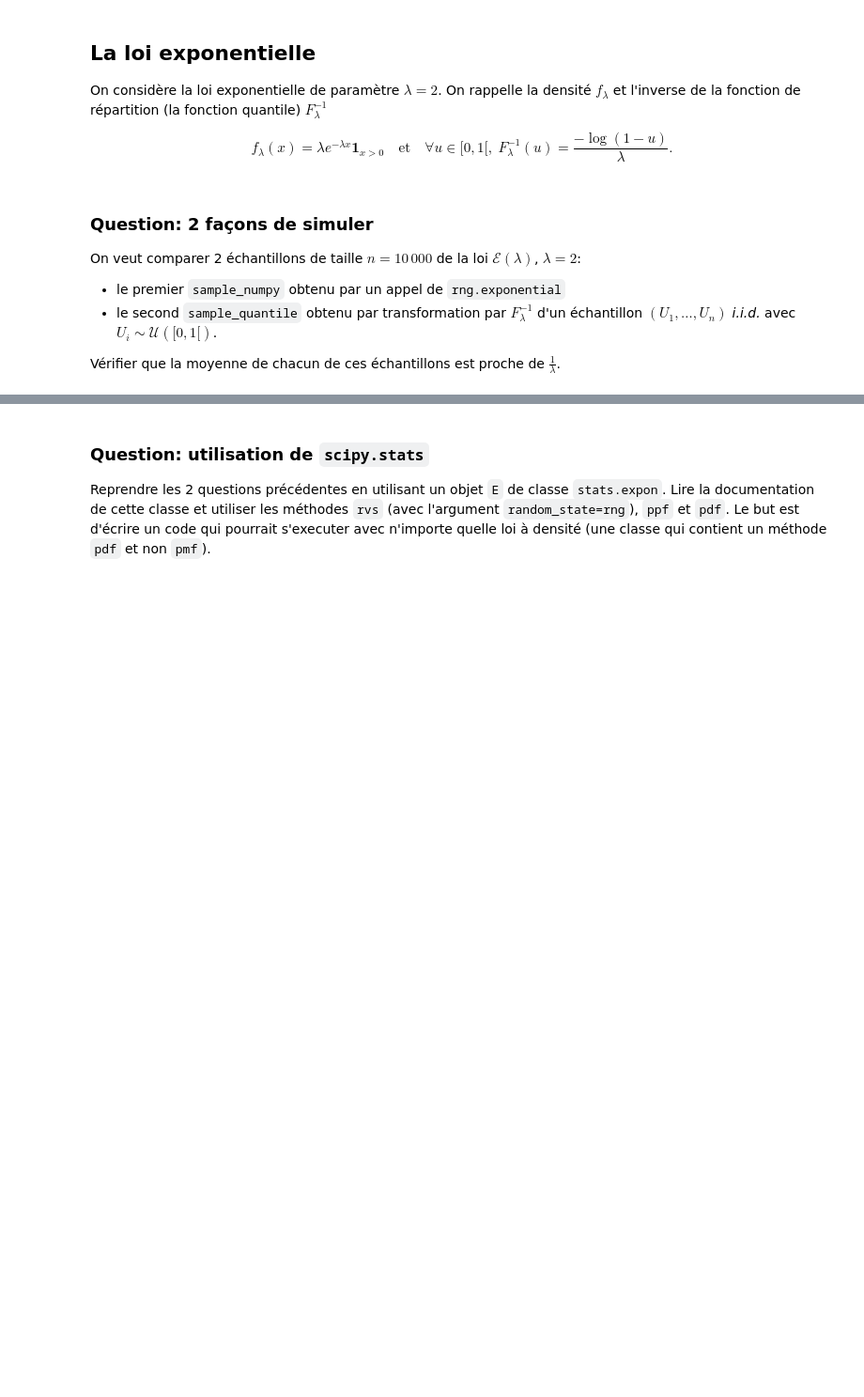
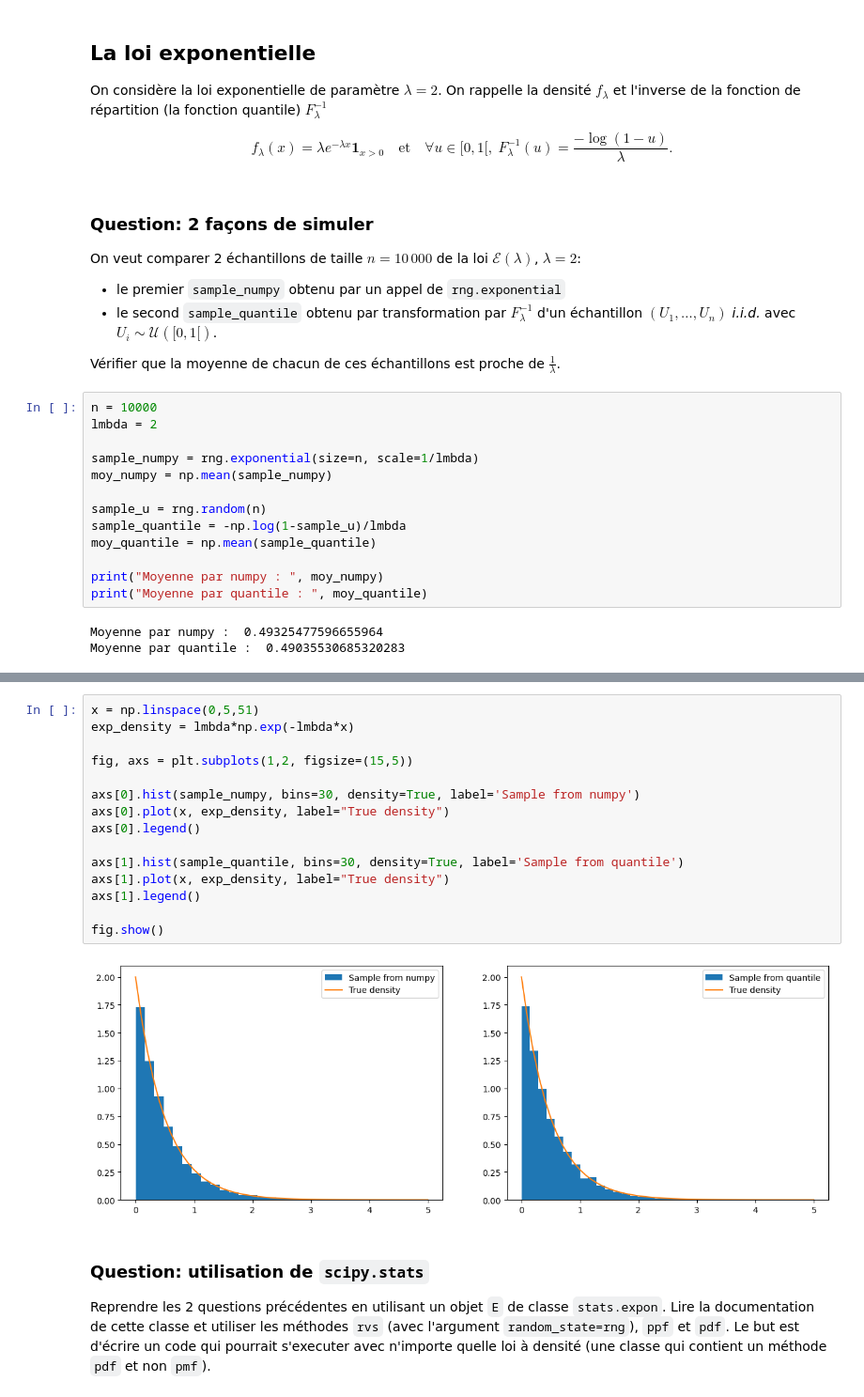
Before and after one commit to RoxaneC/M1-MATHS, a Jupyter notebook: Probabilités_Numériques/TP1/TP1 Sujet.ipynb, the cells around one changed output, grey strips where cells are left out. Shown: that part at 94% size. Cells and saved outputs as stored; diff of their text form; blank space fills up the shorter version.

```diff
--- a/Probabilités_Numériques/TP1/TP1 Sujet.ipynb
+++ b/Probabilités_Numériques/TP1/TP1 Sujet.ipynb
@@ -87,12 +111,45 @@ On veut comparer 2 échantillons de taille $n = 10\,000$ de la loi $\mathcal{E}(
 - le second `sample_quantile` obtenu par transformation par $F_\lambda^{-1}$ d'un échantillon $(U_1, \dots, U_n)$ _i.i.d._ avec $U_i \sim \mathcal{U}([0, 1[)$.
 
 Vérifier que la moyenne de chacun de ces échantillons est proche de $\frac{1}{\lambda}$.
+# %%
+n = 10000
+lmbda = 2
+
+sample_numpy = rng.exponential(size=n, scale=1/lmbda)
+moy_numpy = np.mean(sample_numpy)
+
+sample_u = rng.random(n)
+sample_quantile = -np.log(1-sample_u)/lmbda
+moy_quantile = np.mean(sample_quantile)
+
+print("Moyenne par numpy : ", moy_numpy)
+print("Moyenne par quantile : ", moy_quantile)
+# %% [output]
+Moyenne par numpy :  0.49325477596655964
+Moyenne par quantile :  0.49035530685320283
 # %% [markdown]
 ### Question: représentation graphique
 
 On compare graphiquement les histogrammes de ces échantillons `sample_numpy` et `sample_quantile` avec la densité de la loi exponentielle (de paramètre $\lambda=2$). Ecrire le code pour obtenir le graphique suivante:
 
 ![](img/expo.png)
+# %%
+x = np.linspace(0,5,51)
+exp_density = lmbda*np.exp(-lmbda*x)
+
+fig, axs = plt.subplots(1,2, figsize=(15,5))
+
+axs[0].hist(sample_numpy, bins=30, density=True, label='Sample from numpy')
+axs[0].plot(x, exp_density, label="True density")
+axs[0].legend()
+
+axs[1].hist(sample_quantile, bins=30, density=True, label='Sample from quantile')
+axs[1].plot(x, exp_density, label="True density")
+axs[1].legend()
+
+fig.show()
+# %% [output]
+[figure, added]
 # %% [markdown]
 ### Question: utilisation de `scipy.stats`
 
```
Also changed, not shown: parts of 8 cells of this notebook.
